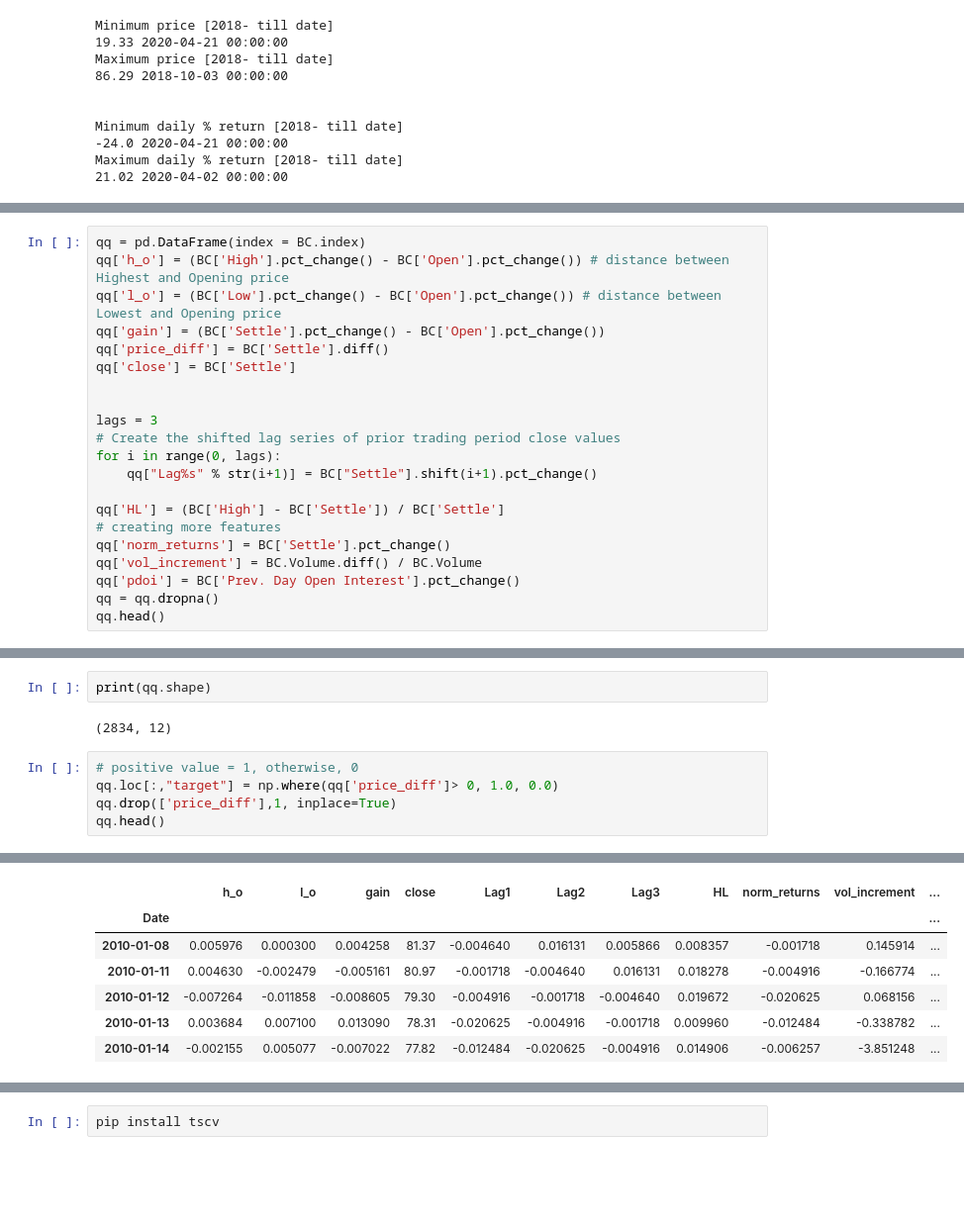
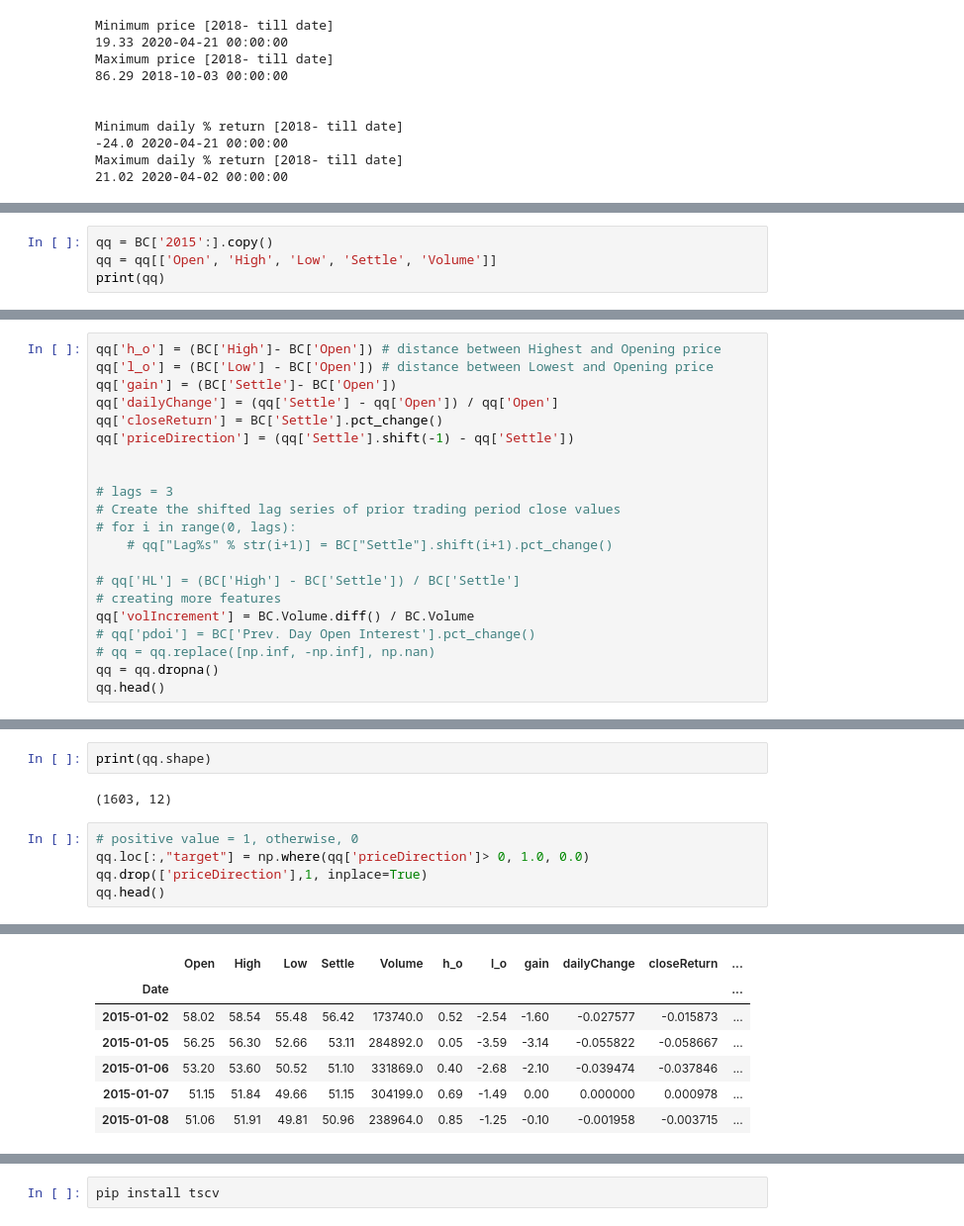
Before and after one commit to saritmaitra/CrudeOil_Classification_PnL, a Jupyter notebook: notebook/crudeoil-prediction-classification.ipynb, the cells around one changed output, grey strips where cells are left out. Shown: that part at 99% size. Drawn from its saved outputs; the diff is of its cells as text; blank space fills up the shorter version.

```diff
--- a/notebook/crudeoil-prediction-classification.ipynb
+++ b/notebook/crudeoil-prediction-classification.ipynb
@@ -317 +317,5 @@ twelve_month_win_perc               0.454545
 dtype: object
+# %%
+qq = BC['2015':].copy()
+qq = qq[['Open', 'High', 'Low', 'Settle', 'Volume']]
+print(qq)
@@ -318,22 +338,22 @@ dtype: object
 # %%
-qq = pd.DataFrame(index = BC.index)
-qq['h_o'] = (BC['High'].pct_change() - BC['Open'].pct_change()) # distance between Highest and Opening price
-qq['l_o'] = (BC['Low'].pct_change() - BC['Open'].pct_change()) # distance between Lowest and Opening price
-qq['gain'] = (BC['Settle'].pct_change() - BC['Open'].pct_change())
-qq['price_diff'] = BC['Settle'].diff()
-qq['close'] = BC['Settle']
+qq['h_o'] = (BC['High']- BC['Open']) # distance between Highest and Opening price
+qq['l_o'] = (BC['Low'] - BC['Open']) # distance between Lowest and Opening price
+qq['gain'] = (BC['Settle']- BC['Open'])
+qq['dailyChange'] = (qq['Settle'] - qq['Open']) / qq['Open']
+qq['closeReturn'] = BC['Settle'].pct_change()
+qq['priceDirection'] = (qq['Settle'].shift(-1) - qq['Settle'])
 
 
-lags = 3
+# lags = 3
 # Create the shifted lag series of prior trading period close values
-for i in range(0, lags):
-    qq["Lag%s" % str(i+1)] = BC["Settle"].shift(i+1).pct_change()
+# for i in range(0, lags):
+    # qq["Lag%s" % str(i+1)] = BC["Settle"].shift(i+1).pct_change()
 
-qq['HL'] = (BC['High'] - BC['Settle']) / BC['Settle']
+# qq['HL'] = (BC['High'] - BC['Settle']) / BC['Settle']
 # creating more features
-qq['norm_returns'] = BC['Settle'].pct_change()
-qq['vol_increment'] = BC.Volume.diff() / BC.Volume
-qq['pdoi'] = BC['Prev. Day Open Interest'].pct_change()
+qq['volIncrement'] = BC.Volume.diff() / BC.Volume
+# qq['pdoi'] = BC['Prev. Day Open Interest'].pct_change()
+# qq = qq.replace([np.inf, -np.inf], np.nan)
 qq = qq.dropna()
 qq.head()
 # %% [output]
@@ -348,18 +377,18 @@ qq.head()
 # %%
 print(qq.shape)
 # %% [output]
-(2834, 12)
+(1603, 12)
 # %%
 # positive value = 1, otherwise, 0
-qq.loc[:,"target"] = np.where(qq['price_diff']> 0, 1.0, 0.0)
-qq.drop(['price_diff'],1, inplace=True)
+qq.loc[:,"target"] = np.where(qq['priceDirection']> 0, 1.0, 0.0)
+qq.drop(['priceDirection'],1, inplace=True)
 qq.head()
 # %% [output]
 [interactive output not drawn]
-|  | h_o | l_o | gain | close | Lag1 | Lag2 | Lag3 | HL | norm_returns | vol_increment | ... |
+|  | Open | High | Low | Settle | Volume | h_o | l_o | gain | dailyChange | closeReturn | ... |
 | Date |  |  |  |  |  |  |  |  |  |  | ... |
-| 2010-01-08 | 0.005976 | 0.000300 | 0.004258 | 81.37 | -0.004640 | 0.016131 | 0.005866 | 0.008357 | -0.001718 | 0.145914 | ... |
-| 2010-01-11 | 0.004630 | -0.002479 | -0.005161 | 80.97 | -0.001718 | -0.004640 | 0.016131 | 0.018278 | -0.004916 | -0.166774 | ... |
-| 2010-01-12 | -0.007264 | -0.011858 | -0.008605 | 79.30 | -0.004916 | -0.001718 | -0.004640 | 0.019672 | -0.020625 | 0.068156 | ... |
-| 2010-01-13 | 0.003684 | 0.007100 | 0.013090 | 78.31 | -0.020625 | -0.004916 | -0.001718 | 0.009960 | -0.012484 | -0.338782 | ... |
-| 2010-01-14 | -0.002155 | 0.005077 | -0.007022 | 77.82 | -0.012484 | -0.020625 | -0.004916 | 0.014906 | -0.006257 | -3.851248 | ... |
+| 2015-01-02 | 58.02 | 58.54 | 55.48 | 56.42 | 173740.0 | 0.52 | -2.54 | -1.60 | -0.027577 | -0.015873 | ... |
+| 2015-01-05 | 56.25 | 56.30 | 52.66 | 53.11 | 284892.0 | 0.05 | -3.59 | -3.14 | -0.055822 | -0.058667 | ... |
+| 2015-01-06 | 53.20 | 53.60 | 50.52 | 51.10 | 331869.0 | 0.40 | -2.68 | -2.10 | -0.039474 | -0.037846 | ... |
+| 2015-01-07 | 51.15 | 51.84 | 49.66 | 51.15 | 304199.0 | 0.69 | -1.49 | 0.00 | 0.000000 | 0.000978 | ... |
+| 2015-01-08 | 51.06 | 51.91 | 49.81 | 50.96 | 238964.0 | 0.85 | -1.25 | -0.10 | -0.001958 | -0.003715 | ... |
```
Also changed, not shown: parts of 52 cells of this notebook.
